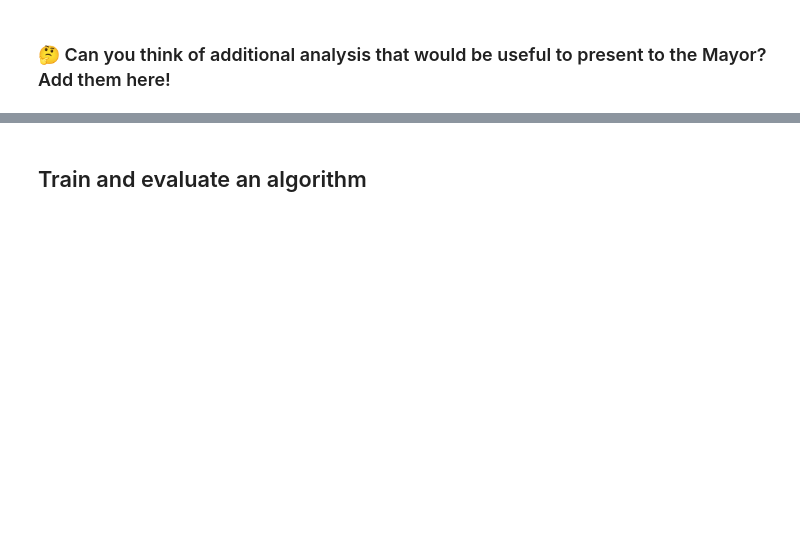
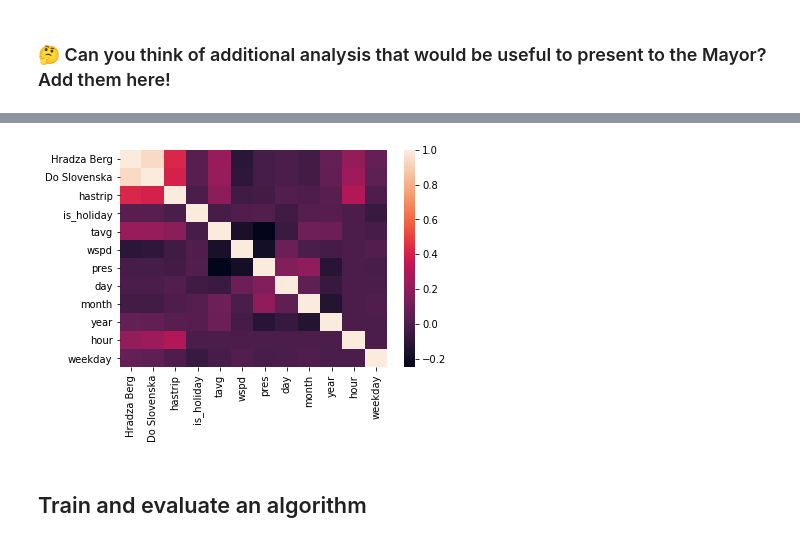
Before and after one commit to filipafcastro/zilina, a Jupyter notebook: traffic_notraffic.ipynb, the cells around one changed output, grey strips where cells are left out. Cells and saved outputs as stored; diff of their text form; code cells hidden in the pictures; blank space fills up the shorter version.

```diff
--- a/traffic_notraffic.ipynb
+++ b/traffic_notraffic.ipynb
@@ -94,3 +174,9 @@ ax = sns.barplot(data=df_train, x='is_holiday', y="Hradza Berg")
+# %%
+corrMatrix = df_train.corr()
+sns.heatmap(corrMatrix)
+plt.show()
+# %% [output]
+[figure, added]
 # %% [markdown]
 ## Train and evaluate an algorithm
 # %%
```
Also changed, not shown: parts of 22 cells of this notebook, 1 other file.
